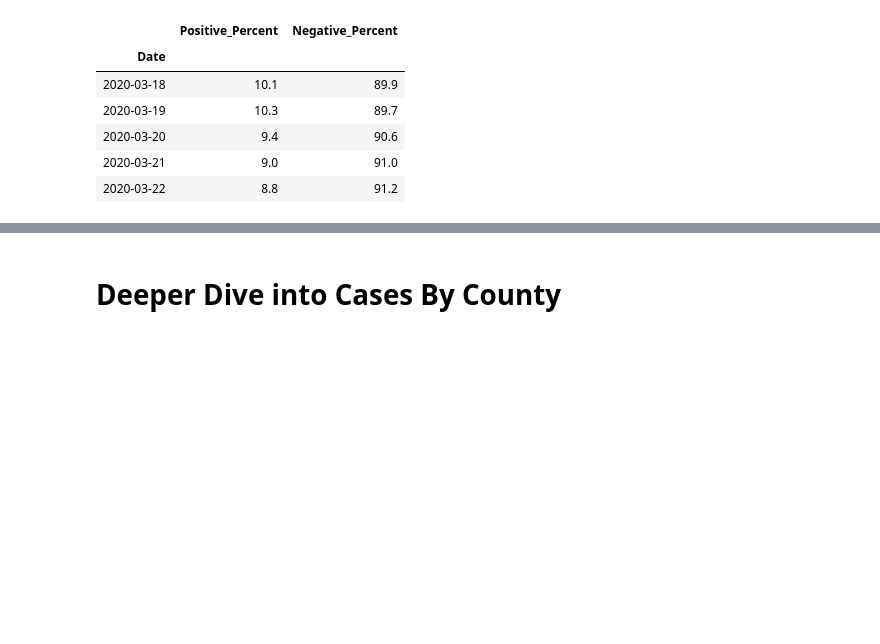
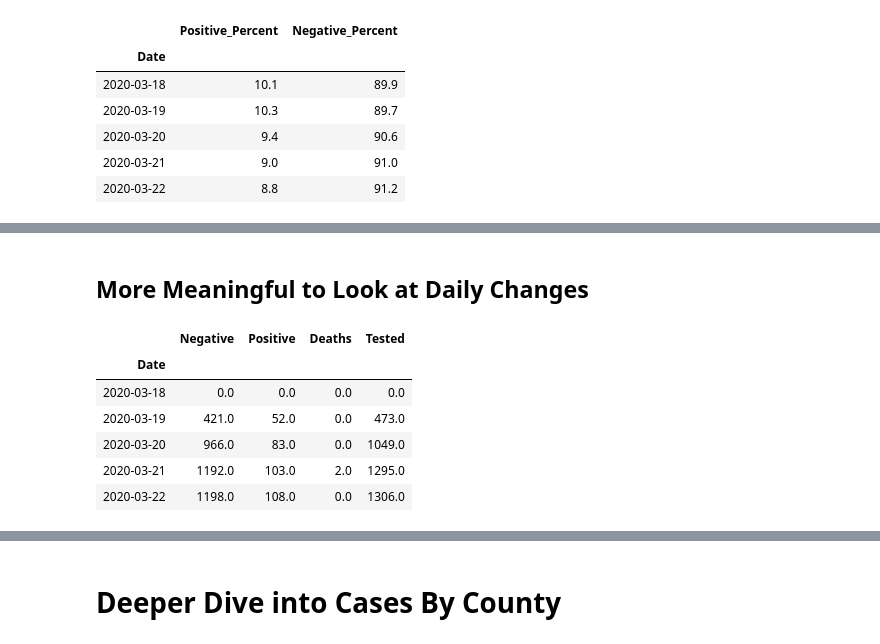
Before and after one commit to bchan01/covid-19-data-analysis, a Jupyter notebook: data-analysis.ipynb, the cells around one changed output, grey strips where cells are left out. Saved outputs shown, nothing was run; the diff lists cells and outputs as text; code cells hidden in the pictures; blank space fills up the shorter version.

```diff
--- a/data-analysis.ipynb
+++ b/data-analysis.ipynb
@@ -112,0 +112,23 @@ plt.show()
+# %% [markdown]
+## More Meaningful to Look at Daily Changes
+# %%
+# Reload DataFrame and sort by Date
+df_summary = pd.read_csv("pa_summary.csv")
+df_summary = df_summary.astype({"Positive": int, "Negative": int, "Deaths" : int})
+df_summary['Tested'] = df_summary['Positive'] + df_summary['Negative']
+
+df_summary.set_index('Date', inplace=True)
+df_summary = df_summary.sort_values('Date', ascending = True)
+
+# Calculate Daily Changes
+df_diff = df_summary.diff(axis = 0, periods = 1)
+df_diff.fillna(0, inplace=True)
+df_diff.head()
+# %% [output]
+|  | Negative | Positive | Deaths | Tested |
+| Date |  |  |  |  |
+| 2020-03-18 | 0.0 | 0.0 | 0.0 | 0.0 |
+| 2020-03-19 | 421.0 | 52.0 | 0.0 | 473.0 |
+| 2020-03-20 | 966.0 | 83.0 | 0.0 | 1049.0 |
+| 2020-03-21 | 1192.0 | 103.0 | 2.0 | 1295.0 |
+| 2020-03-22 | 1198.0 | 108.0 | 0.0 | 1306.0 |
```
Also changed, not shown: parts of 7 cells of this notebook, 1 other file.
